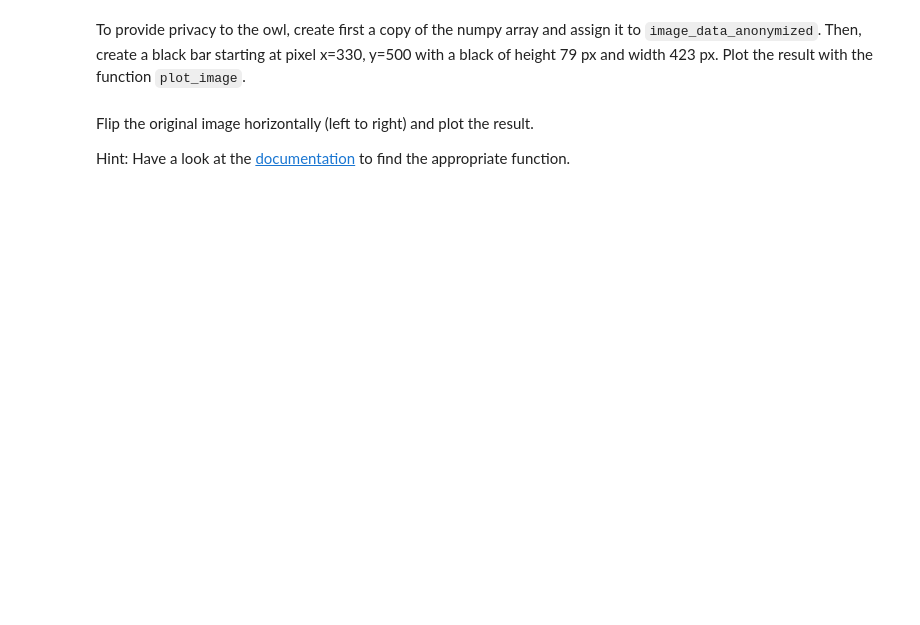
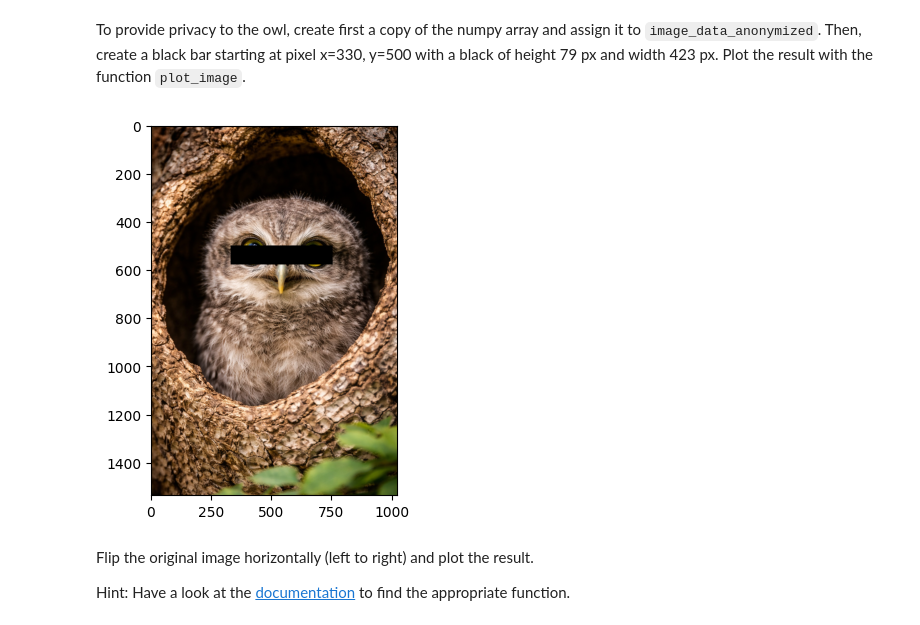
Before and after one commit to andymucyo-ops/Advanced_python_SS2026, a Jupyter notebook: assignments/Assignment03.ipynb, the cells around one changed output. Drawn from its saved outputs; the diff is of its cells as text; code cells hidden in the pictures; blank space fills up the shorter version.

```diff
--- a/assignments/Assignment03.ipynb
+++ b/assignments/Assignment03.ipynb
@@ -124,6 +142,11 @@ Downsample the image by only considering every 5th pixel (using numpy slicing).
 To provide privacy to the owl, create first a copy of the numpy array and assign it to `image_data_anonymized`. Then, create a black bar starting at pixel x=330, y=500 with a black of height 79 px and width 423 px. Plot the result with the function `plot_image`.
 # %%
 # TODO
+image_data_anonymized = image_data.copy()
+image_data_anonymized[500:579, 330:753] = 0
+plot_image(image_data_anonymized)
+# %% [output]
+[figure, added]
 # %% [markdown]
 Flip the original image horizontally (left to right) and plot the result.
 
```
Also changed, not shown: parts of 7 cells of this notebook.
